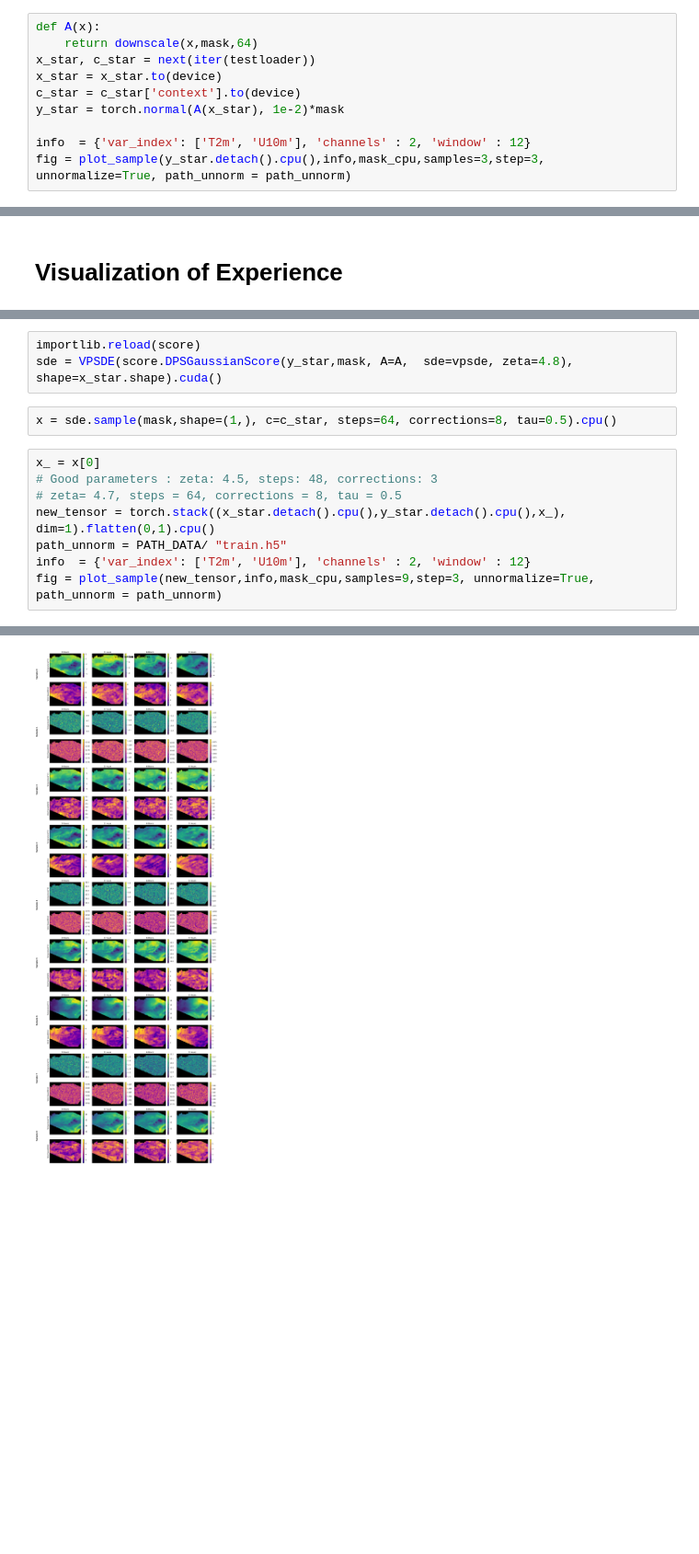
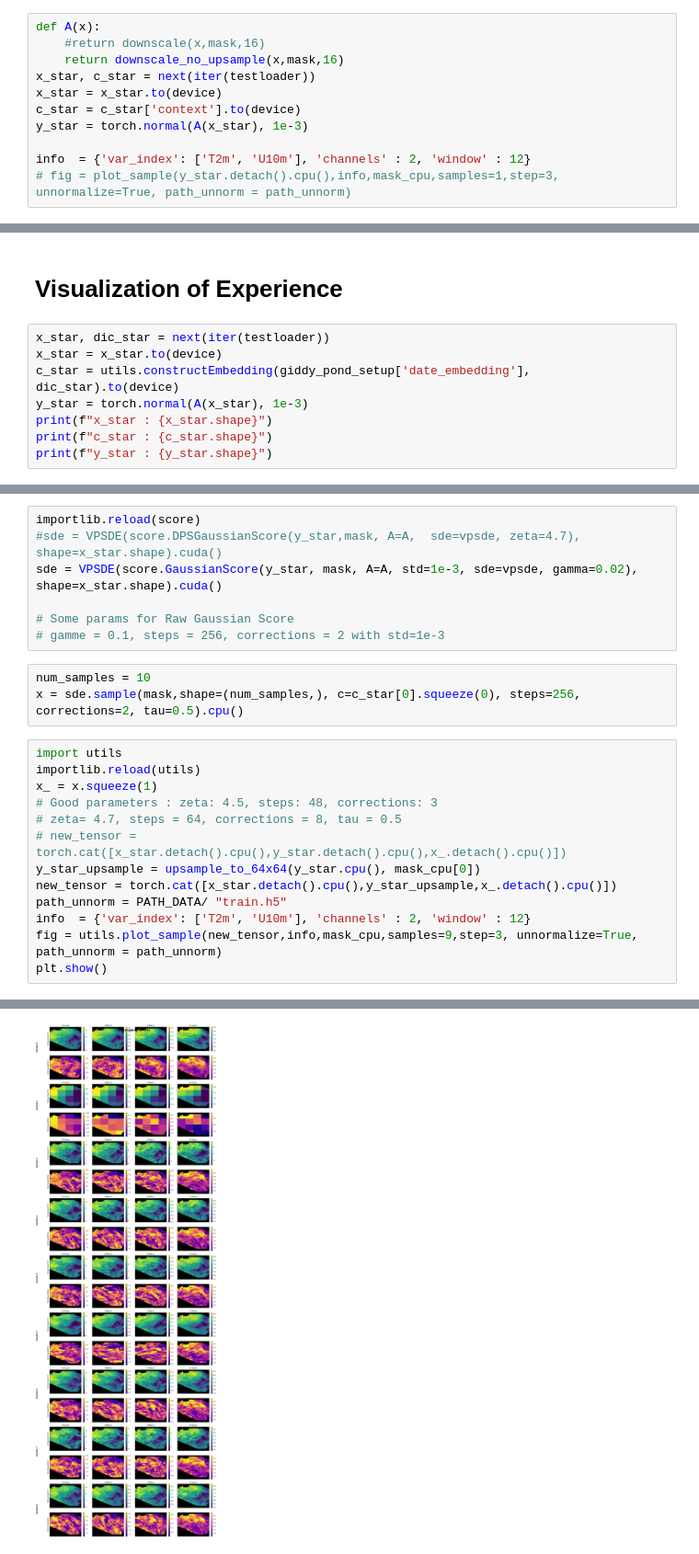
Before and after one commit to maxime-temoschenko/TFE, a Jupyter notebook: experiment_downsampling.ipynb, the cells around one changed output, grey strips where cells are left out. Shown at 92% size. Saved outputs shown, nothing was run; the diff lists cells and outputs as text; blank space fills up the shorter version.

```diff
--- a/experiment_downsampling.ipynb
+++ b/experiment_downsampling.ipynb
@@ -137,10 +333,11 @@ U10m  Mean : 3.6937248706817627, Var: 0.9758966565132141
 # %%
 def A(x):
-    return downscale(x,mask,64)
+    #return downscale(x,mask,16)
+    return downscale_no_upsample(x,mask,16)
 x_star, c_star = next(iter(testloader))
 x_star = x_star.to(device)
 c_star = c_star['context'].to(device)
-y_star = torch.normal(A(x_star), 1e-2)*mask
+y_star = torch.normal(A(x_star), 1e-3)
 
 info  = {'var_index': ['T2m', 'U10m'], 'channels' : 2, 'window' : 12}
-fig = plot_sample(y_star.detach().cpu(),info,mask_cpu,samples=3,step=3, unnormalize=True, path_unnorm = path_unnorm)
+# fig = plot_sample(y_star.detach().cpu(),info,mask_cpu,samples=1,step=3, unnormalize=True, path_unnorm = path_unnorm)
@@ -161,2 +344,10 @@ U10m  Mean : 3.7370569705963135, Var: 0.13263386487960815
 # %% [markdown]
 <h1><bold>Visualization of Experience </bold> </h1>
+# %%
+x_star, dic_star = next(iter(testloader))
+x_star = x_star.to(device)
+c_star = utils.constructEmbedding(giddy_pond_setup['date_embedding'], dic_star).to(device)
+y_star = torch.normal(A(x_star), 1e-3)
+print(f"x_star : {x_star.shape}")
+print(f"c_star : {c_star.shape}")
+print(f"y_star : {y_star.shape}")
@@ -163,14 +358,24 @@ U10m  Mean : 3.7370569705963135, Var: 0.13263386487960815
 # %%
 importlib.reload(score)
-sde = VPSDE(score.DPSGaussianScore(y_star,mask, A=A,  sde=vpsde, zeta=4.8), shape=x_star.shape).cuda()
+#sde = VPSDE(score.DPSGaussianScore(y_star,mask, A=A,  sde=vpsde, zeta=4.7), shape=x_star.shape).cuda()
+sde = VPSDE(score.GaussianScore(y_star, mask, A=A, std=1e-3, sde=vpsde, gamma=0.02), shape=x_star.shape).cuda()
+
+# Some params for Raw Gaussian Score
+# gamme = 0.1, steps = 256, corrections = 2 with std=1e-3
 # %%
-x = sde.sample(mask,shape=(1,), c=c_star, steps=64, corrections=8, tau=0.5).cpu()
+num_samples = 10
+x = sde.sample(mask,shape=(num_samples,), c=c_star[0].squeeze(0), steps=256, corrections=2, tau=0.5).cpu()
 # %%
-x_ = x[0]
+import utils
+importlib.reload(utils)
+x_ = x.squeeze(1)
 # Good parameters : zeta: 4.5, steps: 48, corrections: 3
 # zeta= 4.7, steps = 64, corrections = 8, tau = 0.5
-new_tensor = torch.stack((x_star.detach().cpu(),y_star.detach().cpu(),x_), dim=1).flatten(0,1).cpu()
+# new_tensor = torch.cat([x_star.detach().cpu(),y_star.detach().cpu(),x_.detach().cpu()])
+y_star_upsample = upsample_to_64x64(y_star.cpu(), mask_cpu[0])
+new_tensor = torch.cat([x_star.detach().cpu(),y_star_upsample,x_.detach().cpu()])
 path_unnorm = PATH_DATA/ "train.h5"
 info  = {'var_index': ['T2m', 'U10m'], 'channels' : 2, 'window' : 12}
-fig = plot_sample(new_tensor,info,mask_cpu,samples=9,step=3, unnormalize=True, path_unnorm = path_unnorm)
+fig = utils.plot_sample(new_tensor,info,mask_cpu,samples=9,step=3, unnormalize=True, path_unnorm = path_unnorm)
+plt.show()
 # %% [output]
@@ -196 +401 @@ U10m  Mean : 3.807765245437622, Var: 0.7075946927070618
-[figure, old version]
+[figure, new version]
```
Also changed, not shown: parts of 17 cells of this notebook.
